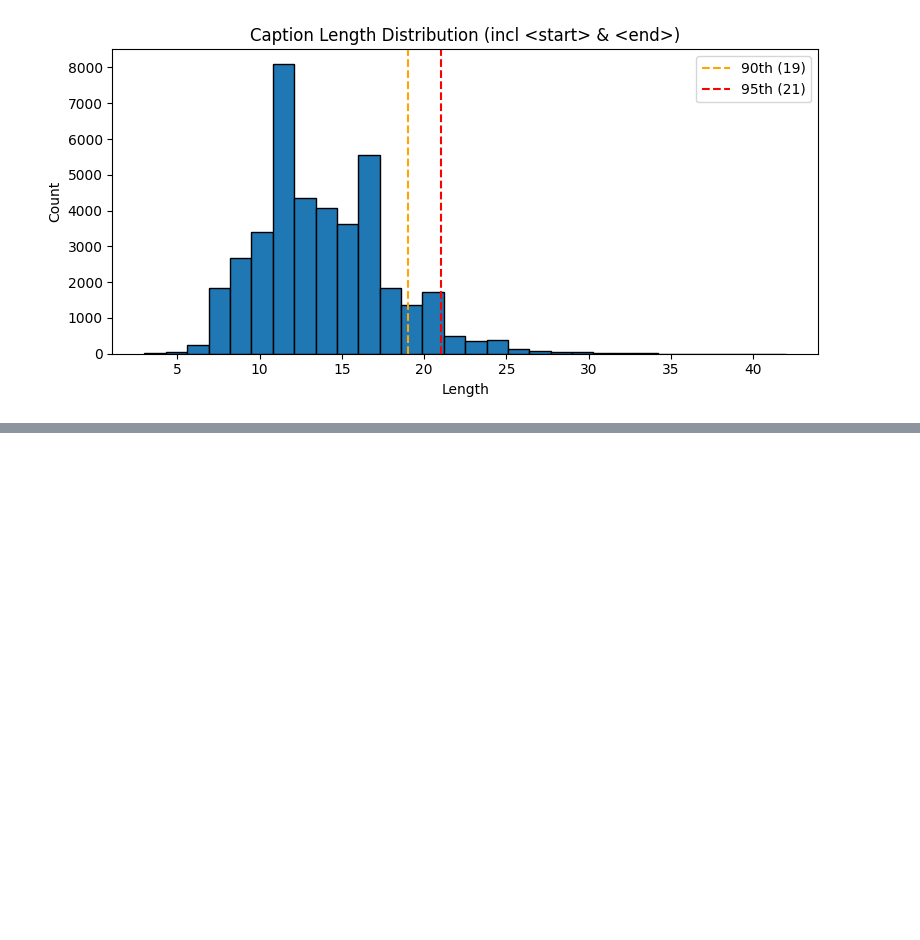
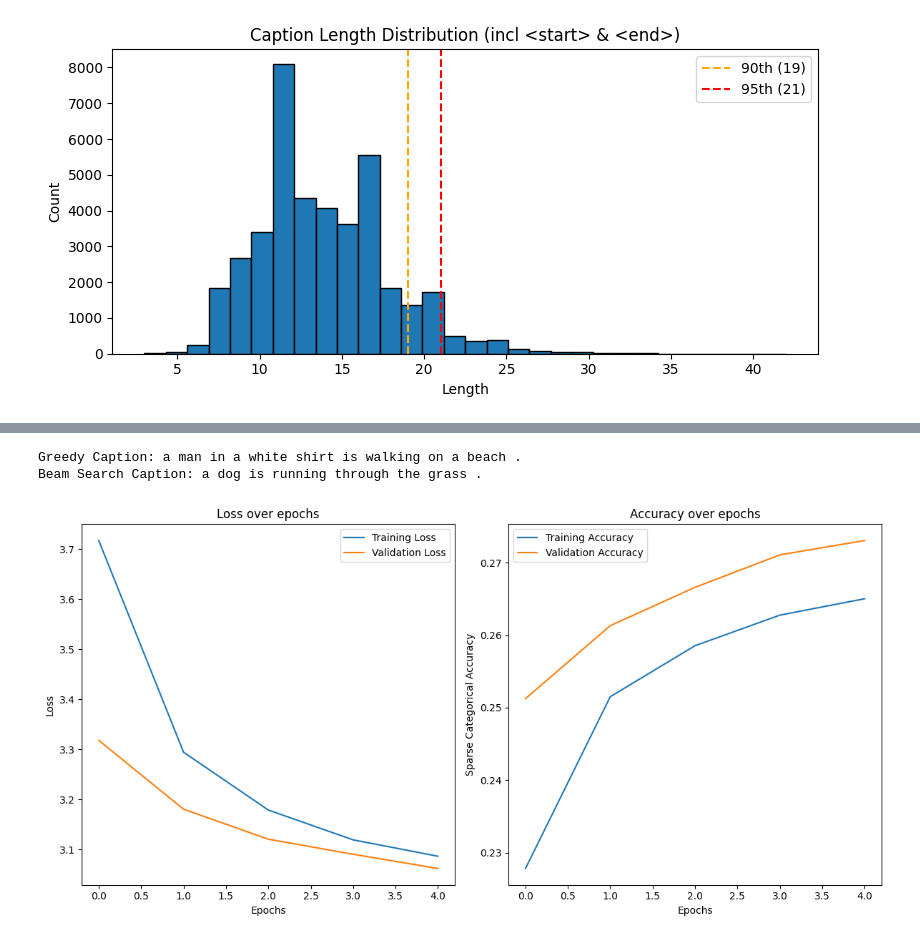
Before and after one commit to Nishchal-29/image-caption-generator, a Jupyter notebook: notebooks/img_caption_attention.ipynb, the cells around one changed output, grey strips where cells are left out. Saved outputs shown, nothing was run; the diff lists cells and outputs as text; code cells hidden in the pictures; blank space fills up the shorter version.

Commit message:
inference using greedy and beam search

```diff
--- a/notebooks/img_caption_attention.ipynb
+++ b/notebooks/img_caption_attention.ipynb
@@ -425,11 +440,10 @@ with open(VOCAB_PATH, "wb") as f:
 # %%
 # Loading the model and vocab
-model = tf.keras.models.load_model("final_caption_model.keras", compile=False)
+# model = tf.keras.models.load_model("final_caption_model.keras", compile=False)
 with open(VOCAB_PATH, "rb") as f:
     vocab = pickle.load(f)
 model.vocab = vocab
-
-img_tensor = preprocess_image_tensor("/home/devcontainers/Flask/img_captioning/notebooks/WhatsApp Image 2024-09-21 at 17.36.02_35208a1f.jpg")
+img_tensor = preprocess_image_tensor("/home/devcontainers/Flask/img_captioning/notebooks/sample_image.jpg")
 
 def greedy_decode(model, img_tensor, vocab):
     start = vocab.word2idx["<start>"]
@@ -486,22 +500,28 @@ caption_greedy = greedy_decode(model, img_tensor, vocab)
 caption_beam = beam_search_decode(model, img_tensor, vocab, beam_width=3)
 print(f"Greedy Caption: {caption_greedy}")
 print(f"Beam Search Caption: {caption_beam}")
+# %% [output]
+Greedy Caption: a man in a white shirt is walking on a beach .
+Beam Search Caption: a dog is running through the grass .
 # %%
-# # Visualizing the training history
-# plt.figure(figsize=(12, 6))
-# plt.subplot(1, 2, 1)
-# plt.plot(history.history['loss'], label='Training Loss')
-# plt.plot(history.history['val_loss'], label='Validation Loss')
-# plt.title('Loss over epochs')
-# plt.xlabel('Epochs')
-# plt.ylabel('Loss')
-# plt.legend()
-# plt.subplot(1, 2, 2)
-# plt.plot(history.history['sparse_categorical_accuracy'], label='Training Accuracy')
-# plt.plot(history.history['val_sparse_categorical_accuracy'], label='Validation Accuracy')
-# plt.title('Accuracy over epochs')
-# plt.xlabel('Epochs')
-# plt.ylabel('Sparse Categorical Accuracy')
-# plt.legend()
-# plt.tight_layout()
-# plt.show()
+# Visualizing the training history
+plt.figure(figsize=(12, 6))
+plt.subplot(1, 2, 1)
+plt.plot(history.history['loss'], label='Training Loss')
+plt.plot(history.history['val_loss'], label='Validation Loss')
+plt.title('Loss over epochs')
+plt.xlabel('Epochs')
+plt.ylabel('Loss')
+plt.legend()
+
+plt.subplot(1, 2, 2)
+plt.plot(history.history['sparse_categorical_accuracy'], label='Training Accuracy')
+plt.plot(history.history['val_sparse_categorical_accuracy'], label='Validation Accuracy')
+plt.title('Accuracy over epochs')
+plt.xlabel('Epochs')
+plt.ylabel('Sparse Categorical Accuracy')
+plt.legend()
+plt.tight_layout()
+plt.show()
+# %% [output]
+[figure, added]
```
Also changed, not shown: parts of 2 cells of this notebook.
